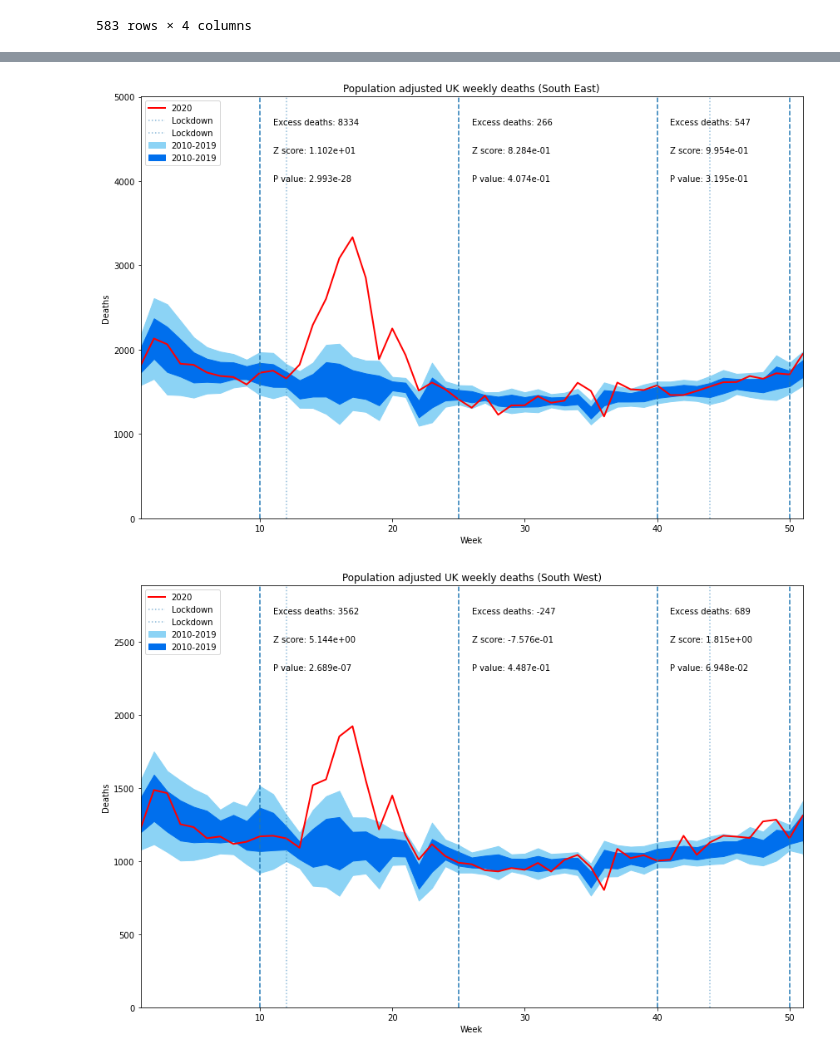
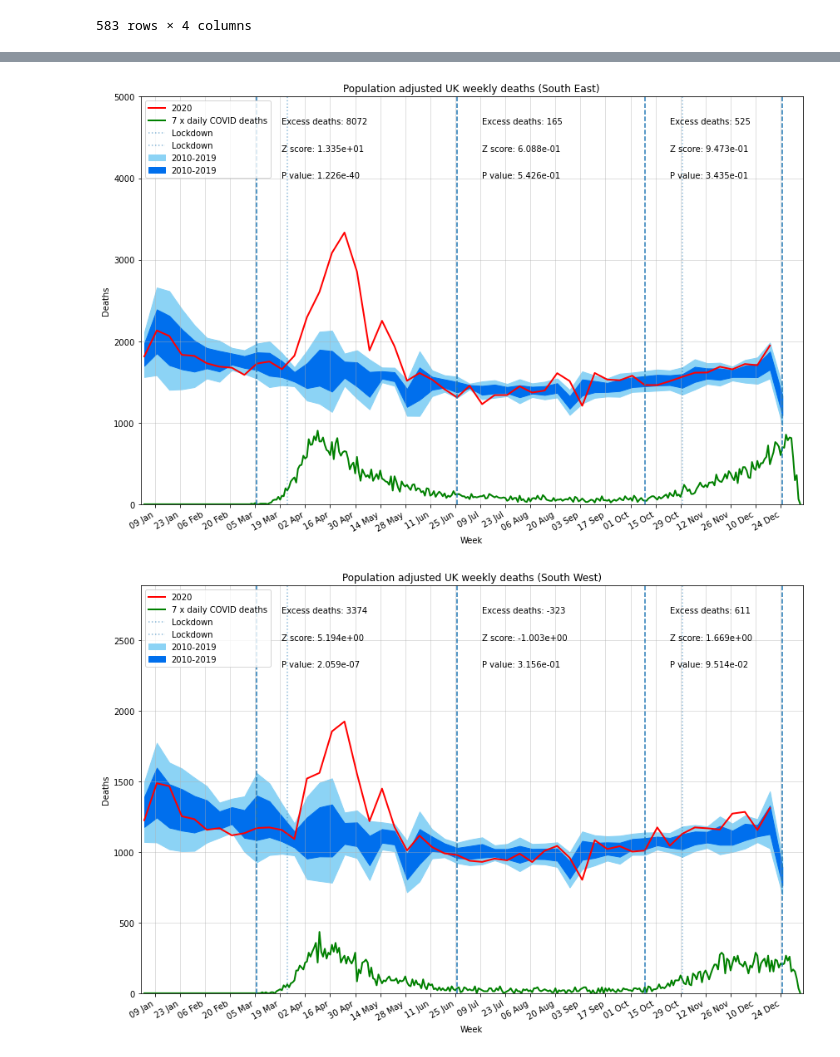
Before and after one commit to adammoss/covid, a Jupyter notebook: examples/all_cause_mortality.ipynb, the cells around one changed output, grey strips where cells are left out. Saved outputs shown, nothing was run; the diff lists cells and outputs as text; code cells hidden in the pictures.

```diff
--- a/examples/all_cause_mortality.ipynb
+++ b/examples/all_cause_mortality.ipynb
@@ -60,7 +63,7 @@ df
 583 rows × 4 columns
 # %%
 dfs = []
-for year in range(2010, 2021):
+for year in range(2012, 2021):
     df = get_ons_deaths(year)
     df['year'] = year
     df['totalDeathsCorrected'] = df['totalDeaths'] * population[population['year'] == 2020]['population'].values[0] / population[population['year'] == year]['population'].values[0]
@@ -85,3 +91,21 @@ df
+# %%
+metrics = [
+    "newCasesByPublishDate",
+    "newCasesBySpecimenDate",
+    "newDeathsByDeathDate",
+    "uniquePeopleTestedBySpecimenDateRollingSum",
+    "uniqueCasePositivityBySpecimenDateRollingSum",
+    "newDeaths28DaysByPublishDate",
+    "newDeaths28DaysByDeathDate",
+]
+# %%
+nhs_metrics = [
+    "newAdmissions",
+    "covidOccupiedMVBeds",
+    "hospitalCases"
+]
+# %%
+df_dashboard = get_region_data(metrics=metrics, nhs_metrics=nhs_metrics)
 # %%
 def get_excess_deaths(min_week, max_week, region):
     df_region = df[(df['year'] >= 2010) & (df['year'] <= 2019) & (df['areaName'] == region) & (df['week'] >= min_week) & (df['week'] <= max_week)]
@@ -100,37 +124,44 @@ for region in df['areaName'].unique():
     df_region = df[(df['year'] <= 2019) & (df['areaName'] == region)]
     agg = df_region.groupby(['week']).agg({'totalDeathsCorrected': [np.mean, np.std]}).reset_index()
     plt.figure(figsize=(12,8))
-    plt.fill_between(agg['week'], agg['totalDeathsCorrected']['mean'] - 2*agg['totalDeathsCorrected']['std'],
+    df_region = df[(df['year'] == 2020) & (df['areaName'] == region)]
+    plt.plot(df_region['date'], df_region['totalDeaths'], color='red', linewidth=2, label='2020')
+    plt.fill_between(df_region['date'], agg['totalDeathsCorrected']['mean'] - 2*agg['totalDeathsCorrected']['std'],
                      agg['totalDeathsCorrected']['mean'] + 2*agg['totalDeathsCorrected']['std'], color='#8CD3F5', label='2010-2019')
-    plt.fill_between(agg['week'], agg['totalDeathsCorrected']['mean'] - agg['totalDeathsCorrected']['std'],
+    plt.fill_between(df_region['date'], agg['totalDeathsCorrected']['mean'] - agg['totalDeathsCorrected']['std'],
                      agg['totalDeathsCorrected']['mean'] + agg['totalDeathsCorrected']['std'], color='#006FED', label='2010-2019')
-    df_region = df[(df['year'] == 2020) & (df['areaName'] == region)]
-    plt.plot(df_region['week'], df_region['totalDeaths'], color='red', linewidth=2, label='2020')
     max_deaths = np.max(df_region['totalDeaths'])
+    df_region_dashboard = df_dashboard [(df_dashboard ['areaName'] == region)]
+    plt.plot(df_region_dashboard['date'], 7 * df_region_dashboard['newDeathsByDeathDate'], color='green', linewidth=2, label='7 x daily COVID deaths')
     plt.xlabel('Week')
     plt.ylabel('Deaths')
     plt.title('Population adjusted UK weekly deaths (' + region + ')')
-    plt.axvline(12, linestyle=':', alpha=0.5, label='Lockdown')
-    plt.axvline(44, linestyle=':', alpha=0.5, label='Lockdown')
+    plt.axvline(datetime.datetime(2020, 3, 23), linestyle=':', alpha=0.5, label='Lockdown')
+    plt.axvline(week_to_date(44, 2020), linestyle=':', alpha=0.5, label='Lockdown')
     excess_deaths, z_score, p_value = get_excess_deaths(10, 25, region)
-    plt.text(11, max_deaths * 1.4, 'Excess deaths: %s' % excess_deaths, rotation=0)
-    plt.text(11, max_deaths * 1.3, 'Z score: %.3e' % z_score, rotation=0)
-    plt.text(11, max_deaths * 1.2, 'P value: %.3e' % p_value, rotation=0)
+    plt.text(week_to_date(12, 2020), max_deaths * 1.4, 'Excess deaths: %s' % excess_deaths, rotation=0)
+    plt.text(week_to_date(12, 2020), max_deaths * 1.3, 'Z score: %.3e' % z_score, rotation=0)
+    plt.text(week_to_date(12, 2020), max_deaths * 1.2, 'P value: %.3e' % p_value, rotation=0)
     excess_deaths, z_score, p_value = get_excess_deaths(25, 40, region)
-    plt.text(26, max_deaths * 1.4, 'Excess deaths: %s' % excess_deaths, rotation=0)
-    plt.text(26, max_deaths * 1.3, 'Z score: %.3e' % z_score, rotation=0)
-    plt.text(26, max_deaths * 1.2, 'P value: %.3e' % p_value, rotation=0)
+    plt.text(week_to_date(28, 2020), max_deaths * 1.4, 'Excess deaths: %s' % excess_deaths, rotation=0)
+    plt.text(week_to_date(28, 2020), max_deaths * 1.3, 'Z score: %.3e' % z_score, rotation=0)
+    plt.text(week_to_date(28, 2020), max_deaths * 1.2, 'P value: %.3e' % p_value, rotation=0)
     excess_deaths, z_score, p_value = get_excess_deaths(40, 51, region)
-    plt.text(41, max_deaths * 1.4, 'Excess deaths: %s' % excess_deaths, rotation=0)
-    plt.text(41, max_deaths * 1.3, 'Z score: %.3e' % z_score, rotation=0)
-    plt.text(41, max_deaths * 1.2, 'P value: %.3e' % p_value, rotation=0)
-    plt.axvline(10, linestyle='--')
-    plt.axvline(25, linestyle='--')
-    plt.axvline(40, linestyle='--')
-    plt.axvline(50, linestyle='--')
-    plt.xlim([1,51])
-    plt.ylim([0, max_deaths * 1.5])
+    plt.text(week_to_date(43, 2020), max_deaths * 1.4, 'Excess deaths: %s' % excess_deaths, rotation=0)
+    plt.text(week_to_date(43, 2020), max_deaths * 1.3, 'Z score: %.3e' % z_score, rotation=0)
+    plt.text(week_to_date(43, 2020), max_deaths * 1.2, 'P value: %.3e' % p_value, rotation=0)
+    plt.axvline(week_to_date(10, 2020), linestyle='--')
+    plt.axvline(week_to_date(26, 2020), linestyle='--')
+    plt.axvline(week_to_date(41, 2020), linestyle='--')
+    plt.axvline(week_to_date(52, 2020), linestyle='--')
+    ax = plt.gca()
+    ax.set_ylim([0, max_deaths * 1.5])
+    ax.set_xlim([datetime.datetime(2020, 1, 1), datetime.datetime.now()])
+    ax.xaxis.set_major_locator(mdates.DayLocator(interval=14))
+    ax.xaxis.set_major_formatter(mdates.DateFormatter('%d %b'))
     plt.legend()
+    plt.gcf().autofmt_xdate() # Rotation
+    plt.grid(alpha=0.5)
     plt.tight_layout()
     plt.savefig('plots/total_deaths_' + region + '.png', transparent=False, facecolor='white')
 # %% [output]
@@ -145,2 +176,2 @@ for region in df['areaName'].unique():
-[figure, old version]
+[figure, new version]
-[figure, old version]
+[figure, new version]
```
Also changed, not shown: parts of 5 cells of this notebook, 22 other files.
